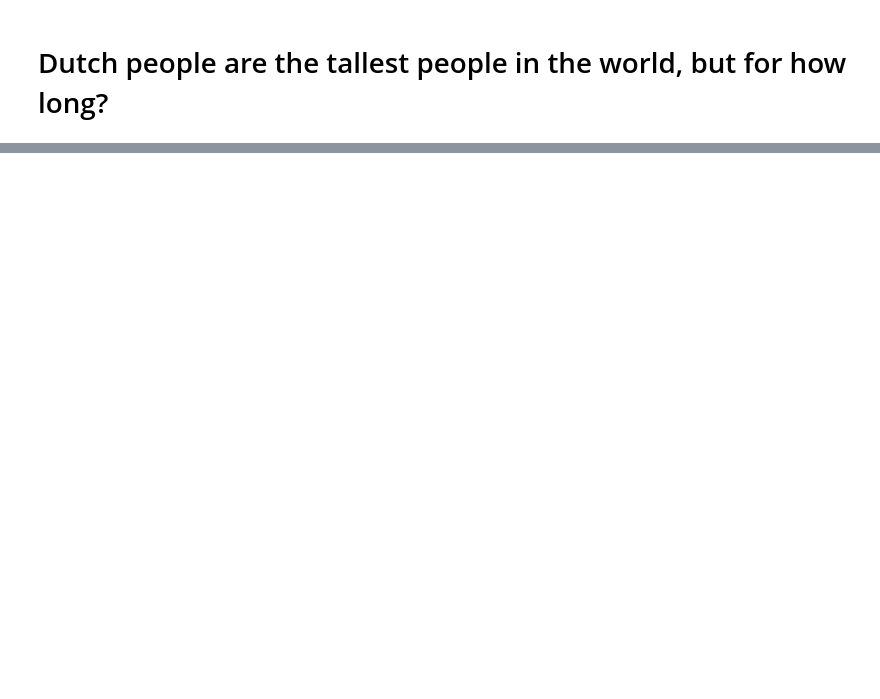
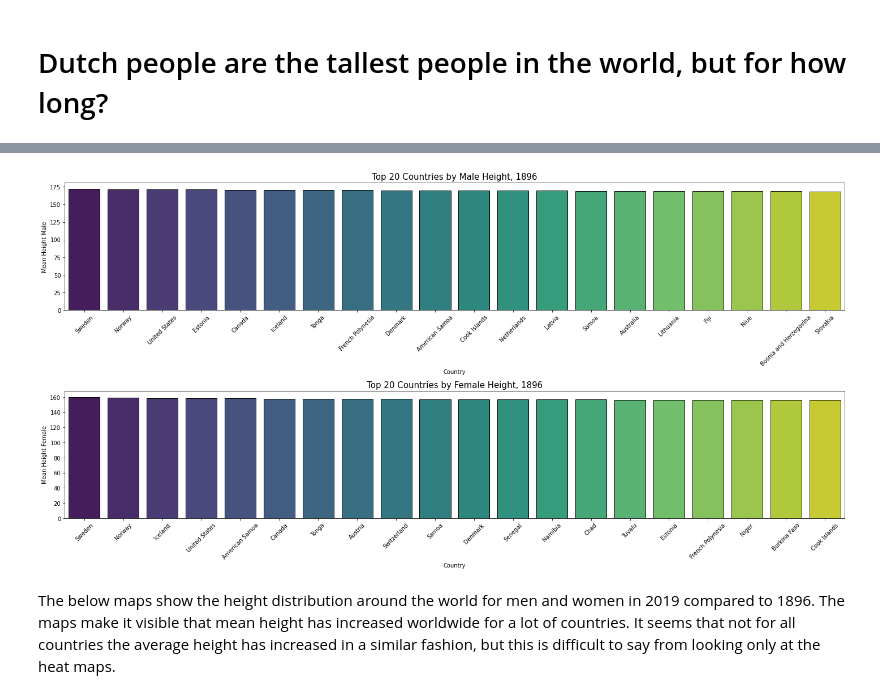
Before and after one commit to LaWendela/HumanLength, a Jupyter notebook: uitwerking.ipynb, the cells around one changed output, grey strips where cells are left out. Saved outputs shown, nothing was run; the diff lists cells and outputs as text; code cells hidden in the pictures; blank space fills up the shorter version.

```diff
--- a/uitwerking.ipynb
+++ b/uitwerking.ipynb
@@ -231,0 +468,13 @@ Zeg ook iets over het artikel in de Volkskrant: het is in het artikel onduidelij
+# %%
+fig, ax=plt.subplots(nrows=2, figsize=(20,10))
+sns.barplot(x=COUNTRY, y=MEAN_HEIGHT_MALE, data=all_filtered_results_male_1896_ranked.head(20), palette='viridis', edgecolor='black', ax=ax[0])
+sns.barplot(x=COUNTRY, y=MEAN_HEIGHT_FEMALE, data=all_filtered_results_female_1896_ranked.head(20), palette='viridis',edgecolor='black',ax=ax[1])
+ax[0].set_title('Top 20 Countries by Male Height, 1896', fontsize=15)
+ax[1].set_title('Top 20 Countries by Female Height, 1896', fontsize=15)
+ax[0].tick_params(axis='x', labelrotation=45)
+ax[1].tick_params(axis='x', labelrotation=45)
+fig.tight_layout()
+# %% [output]
+[figure, added]
+# %% [markdown]
+The below maps show the height distribution around the world for men and women in 2019 compared to 1896. The maps make it visible that mean height has increased worldwide for a lot of countries. It seems that not for all countries the average height has increased in a similar fashion, but this is difficult to say from looking only at the heat maps.
```
Also changed, not shown: parts of 94 cells of this notebook, 4 other files.
